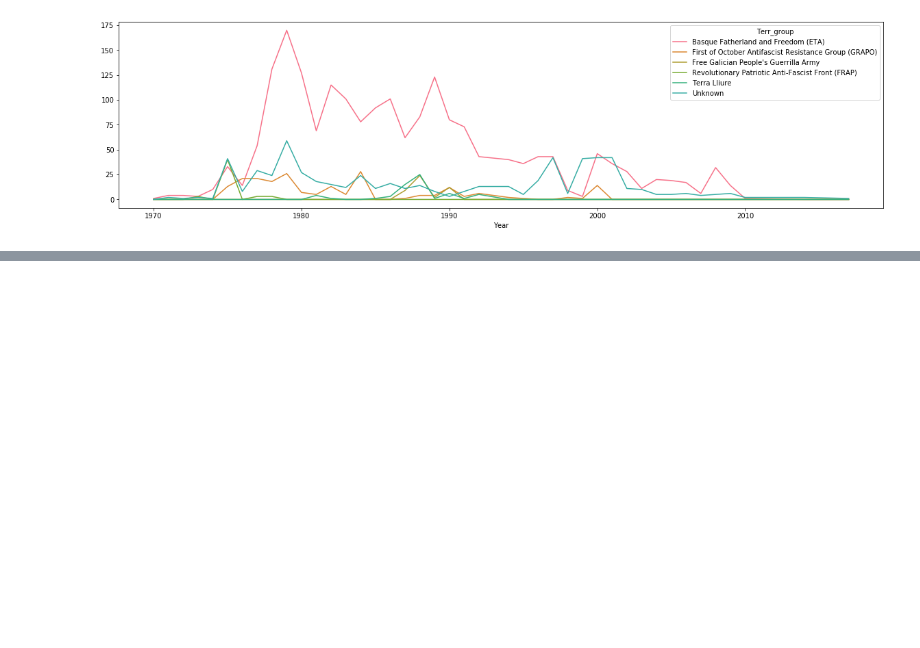
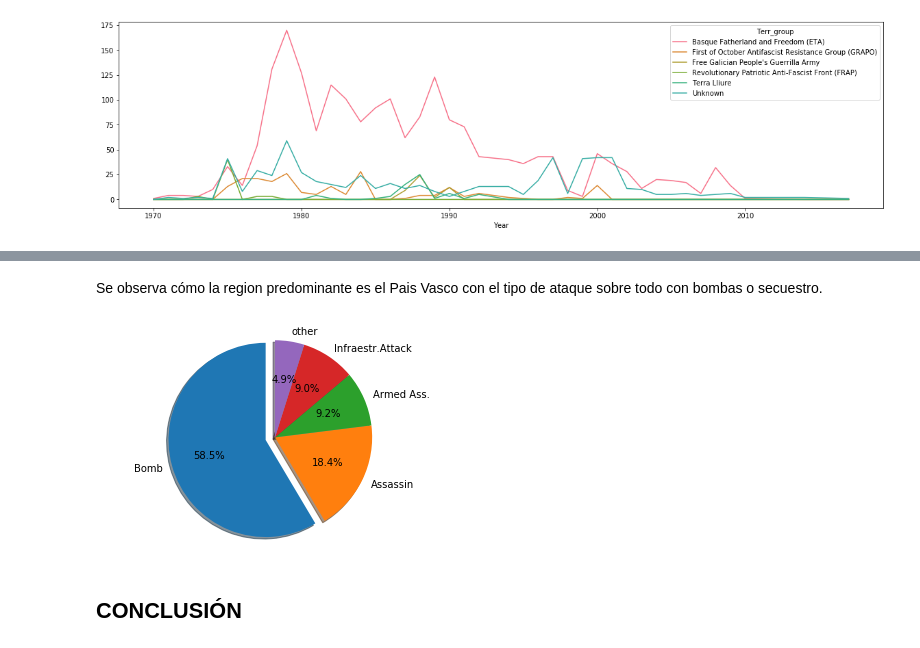
Before and after one commit to bmedm/storytelling-project, a Jupyter notebook: storytelling.ipynb, the cells around one changed output, grey strips where cells are left out. Saved outputs shown, nothing was run; the diff lists cells and outputs as text; code cells hidden in the pictures; blank space fills up the shorter version.

```diff
--- a/storytelling.ipynb
+++ b/storytelling.ipynb
@@ -97,0 +117,16 @@ df_6.head(5)
+# %% [markdown]
+Se observa cómo la region predominante es el Pais Vasco con el tipo de ataque sobre todo con bombas o secuestro.
+# %%
+labels = 'Bomb', 'Assassin', 'Armed Ass.','Infraestr.Attack','other'
+sizes = [1902, 599, 298, 292,158]
+explode = (0.1, 0, 0, 0,0)  # only "explode" the 2nd slice (i.e. 'Hogs')
+
+fig1, ax1 = plt.subplots()
+ax1.pie(sizes, explode=explode, labels=labels, autopct='%1.1f%%',
+        shadow=True, startangle=90)
+ax1.axis('equal')  # Equal aspect ratio ensures that pie is drawn as a circle.
+plt.show()
+# %% [output]
+[figure, added]
+# %% [markdown]
+## CONCLUSIÓN
```
Also changed, not shown: parts of 27 cells of this notebook, 3 other files.
